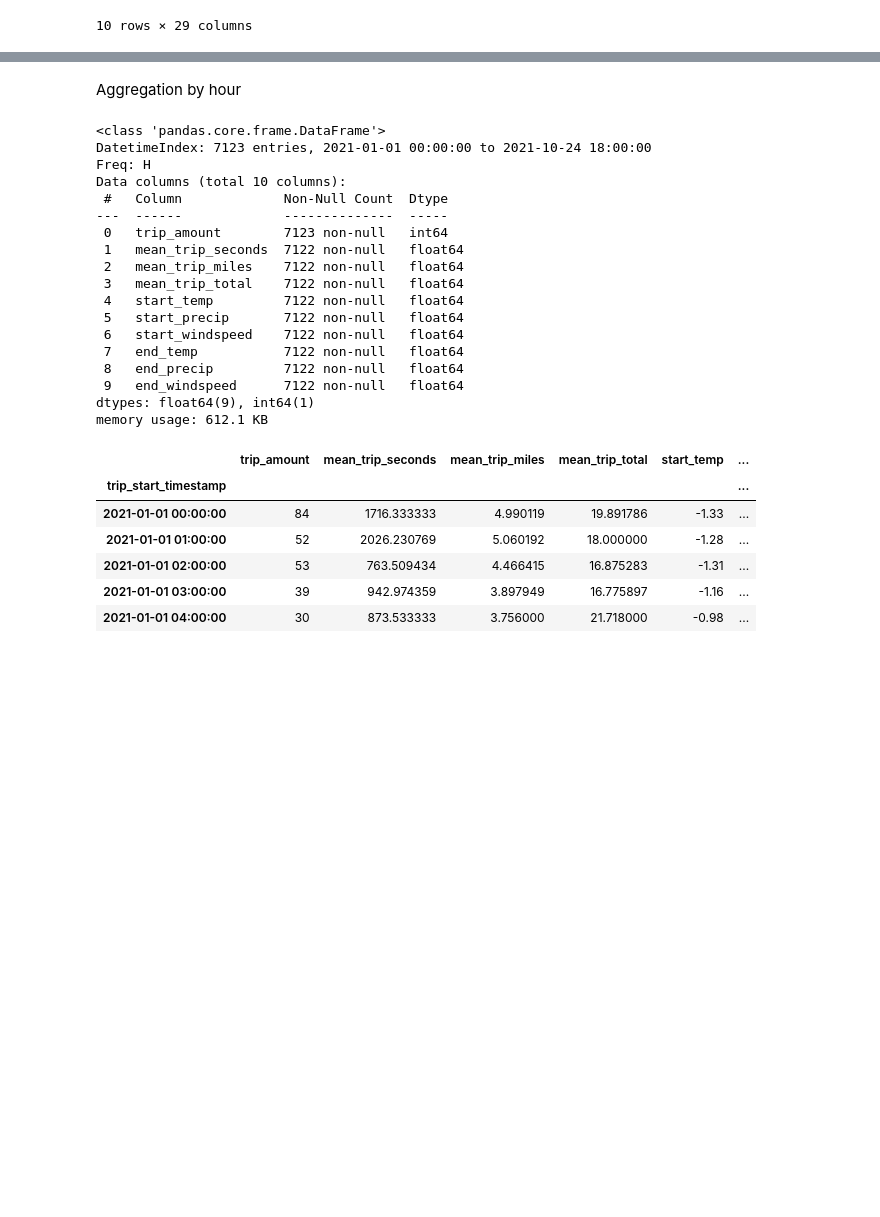
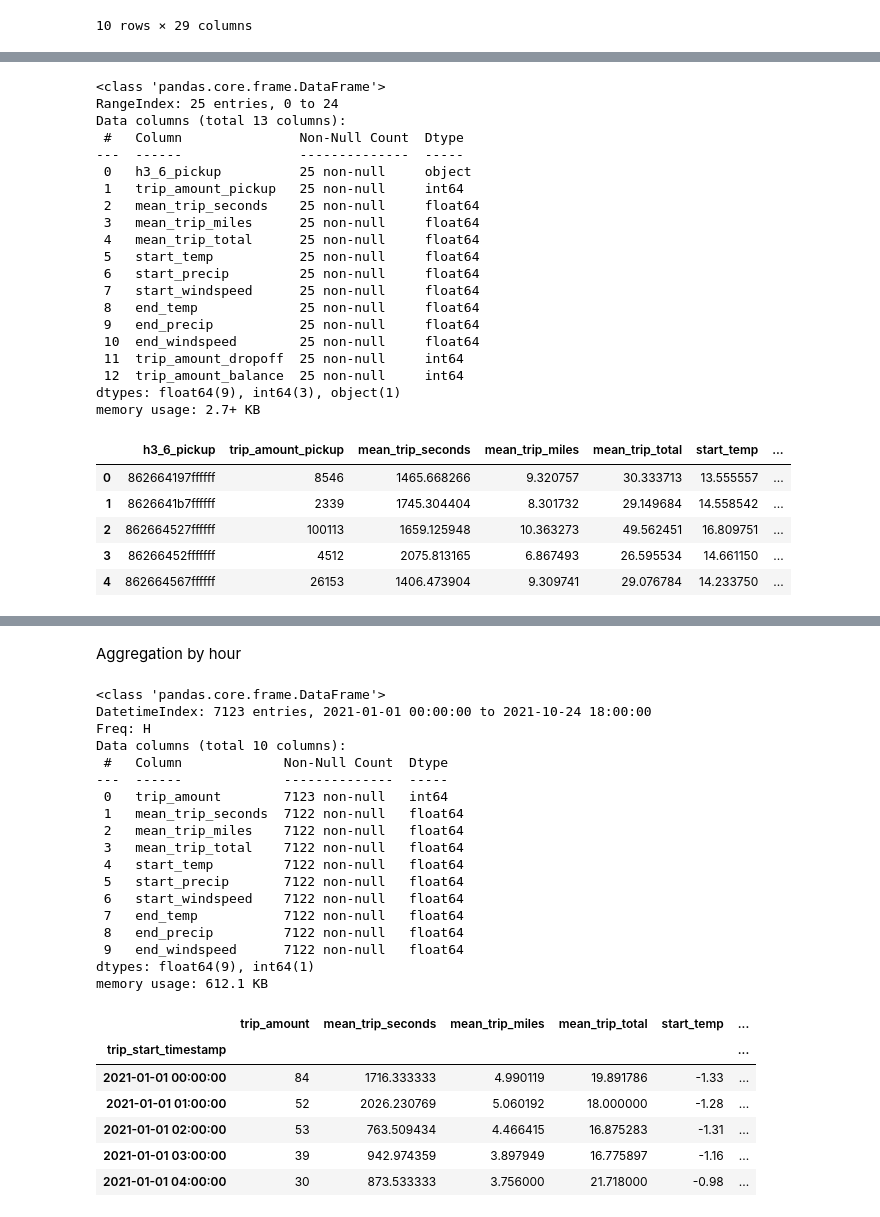
Before and after one commit to DominikH33/AAA-2023, a Jupyter notebook: 1_data_preperation.ipynb, the cells around one changed output, grey strips where cells are left out. Cells and saved outputs as stored; diff of their text form; code cells hidden in the pictures; blank space fills up the shorter version.

Commit message:
Add geotemp data

```diff
--- a/1_data_preperation.ipynb
+++ b/1_data_preperation.ipynb
@@ -430,0 +452,16 @@ taxi.to_csv(f"{file_path}taxi_processed.csv", index=False)
+# %%
+def create_geographical_aggregation(geo_column_name_taxi_pickup, geo_column_name_taxi_dropoff):
+    taxi_dropped = taxi.drop(["taxi_id", "trip_start_timestamp", "trip_end_timestamp", "company", "payment_type"], axis=1)
+    # Group by pickup geographical location and take mean values of relevant information and count the number of trips
+    taxi_by_geo = taxi_dropped.groupby(geo_column_name_taxi_pickup).agg({"trip_id":"count","trip_seconds":"mean","trip_miles":"mean","trip_total":"mean","start_temp":"mean","start_precip":"mean","start_windspeed":"mean","end_temp":"mean","end_precip":"mean","end_windspeed":"mean"}).reset_index()
+    taxi_by_geo.rename(columns={"trip_seconds":"mean_trip_seconds","trip_id":"trip_amount_pickup","trip_miles":"mean_trip_miles","trip_total":"mean_trip_total"}, inplace=True)
+    # Also group by dropoff geographical location, but only for trip amounts
+    taxi_by_geo_dropoff = taxi_dropped.groupby(geo_column_name_taxi_dropoff).agg({"trip_id":"count"})
+    taxi_by_geo_dropoff.rename(columns={"trip_id" : "trip_amount_dropoff"}, inplace=True)
+    # Merge the dropoff trip amount into the taxi_by_geo dataframe
+    taxi_by_geo = taxi_by_geo.merge(right=taxi_by_geo_dropoff["trip_amount_dropoff"], how="outer", left_on=geo_column_name_taxi_pickup, right_on=geo_column_name_taxi_dropoff)
+    # Fill NaN values with 0, because it not appearing in the dataframe means that no trips started/ended there
+    taxi_by_geo["trip_amount_pickup"].fillna(0, inplace=True)
+    taxi_by_geo["trip_amount_dropoff"].fillna(0, inplace=True)
+    taxi_by_geo["trip_amount_balance"] = taxi_by_geo["trip_amount_dropoff"] - taxi_by_geo["trip_amount_pickup"]
+    return taxi_by_geo
@@ -430,0 +530,31 @@ taxi.to_csv(f"{file_path}taxi_processed.csv", index=False)
+# %%
+taxi_by_h3_6 = create_geographical_aggregation("h3_6_pickup", "h3_6_dropoff")
+taxi_by_h3_6.info()
+taxi_by_h3_6.head(5)
+# %% [output]
+<class 'pandas.core.frame.DataFrame'>
+RangeIndex: 25 entries, 0 to 24
+Data columns (total 13 columns):
+ #   Column               Non-Null Count  Dtype
+---  ------               --------------  -----
+ 0   h3_6_pickup          25 non-null     object
+ 1   trip_amount_pickup   25 non-null     int64
+ 2   mean_trip_seconds    25 non-null     float64
+ 3   mean_trip_miles      25 non-null     float64
+ 4   mean_trip_total      25 non-null     float64
+ 5   start_temp           25 non-null     float64
+ 6   start_precip         25 non-null     float64
+ 7   start_windspeed      25 non-null     float64
+ 8   end_temp             25 non-null     float64
+ 9   end_precip           25 non-null     float64
+ 10  end_windspeed        25 non-null     float64
+ 11  trip_amount_dropoff  25 non-null     int64
+ 12  trip_amount_balance  25 non-null     int64
+dtypes: float64(9), int64(3), object(1)
+memory usage: 2.7+ KB
+|  | h3_6_pickup | trip_amount_pickup | mean_trip_seconds | mean_trip_miles | mean_trip_total | start_temp | ... |
+| 0 | 862664197ffffff | 8546 | 1465.668266 | 9.320757 | 30.333713 | 13.555557 | ... |
+| 1 | 8626641b7ffffff | 2339 | 1745.304404 | 8.301732 | 29.149684 | 14.558542 | ... |
+| 2 | 862664527ffffff | 100113 | 1659.125948 | 10.363273 | 49.562451 | 16.809751 | ... |
+| 3 | 86266452fffffff | 4512 | 2075.813165 | 6.867493 | 26.595534 | 14.661150 | ... |
+| 4 | 862664567ffffff | 26153 | 1406.473904 | 9.309741 | 29.076784 | 14.233750 | ... |
```
Also changed, not shown: parts of 18 cells of this notebook.
